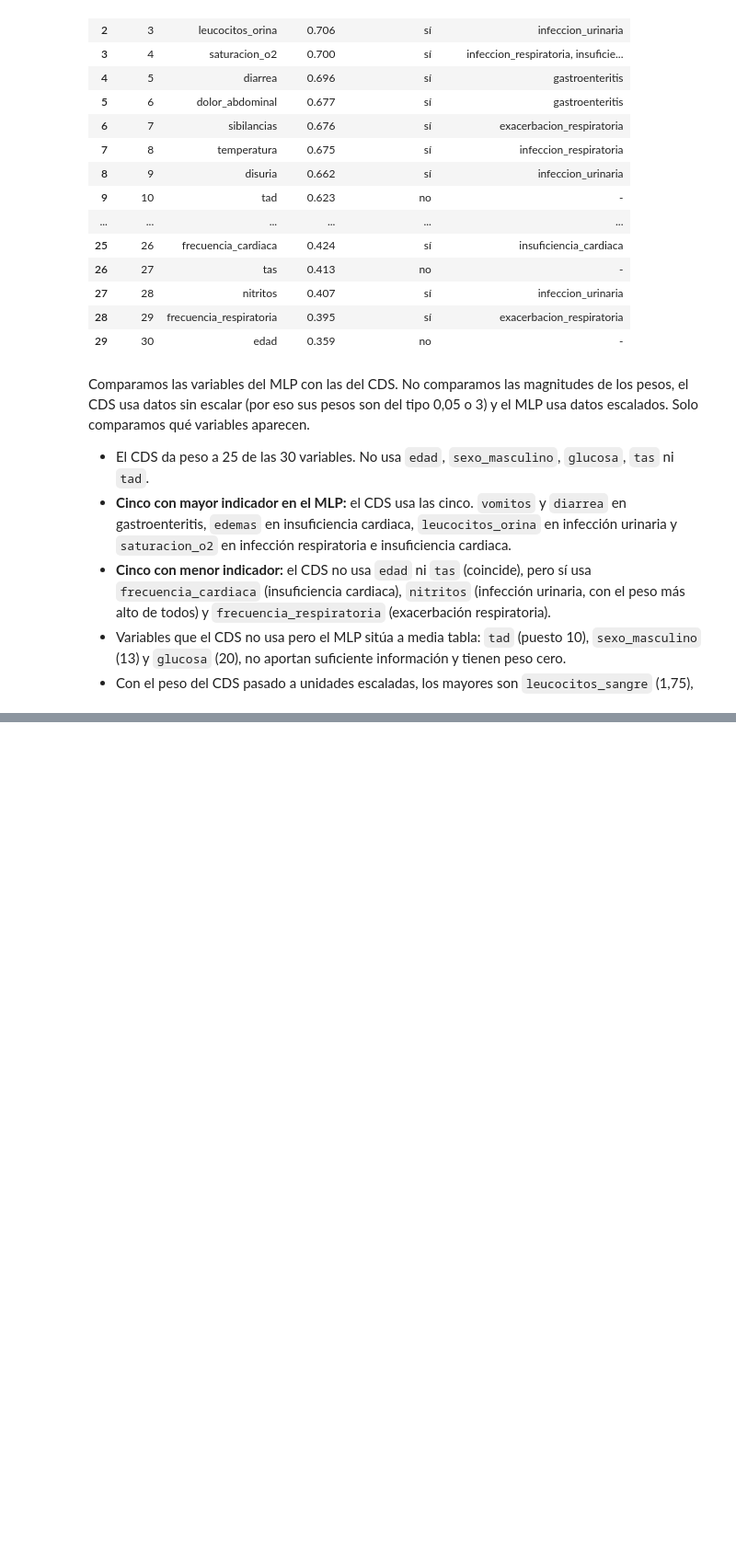
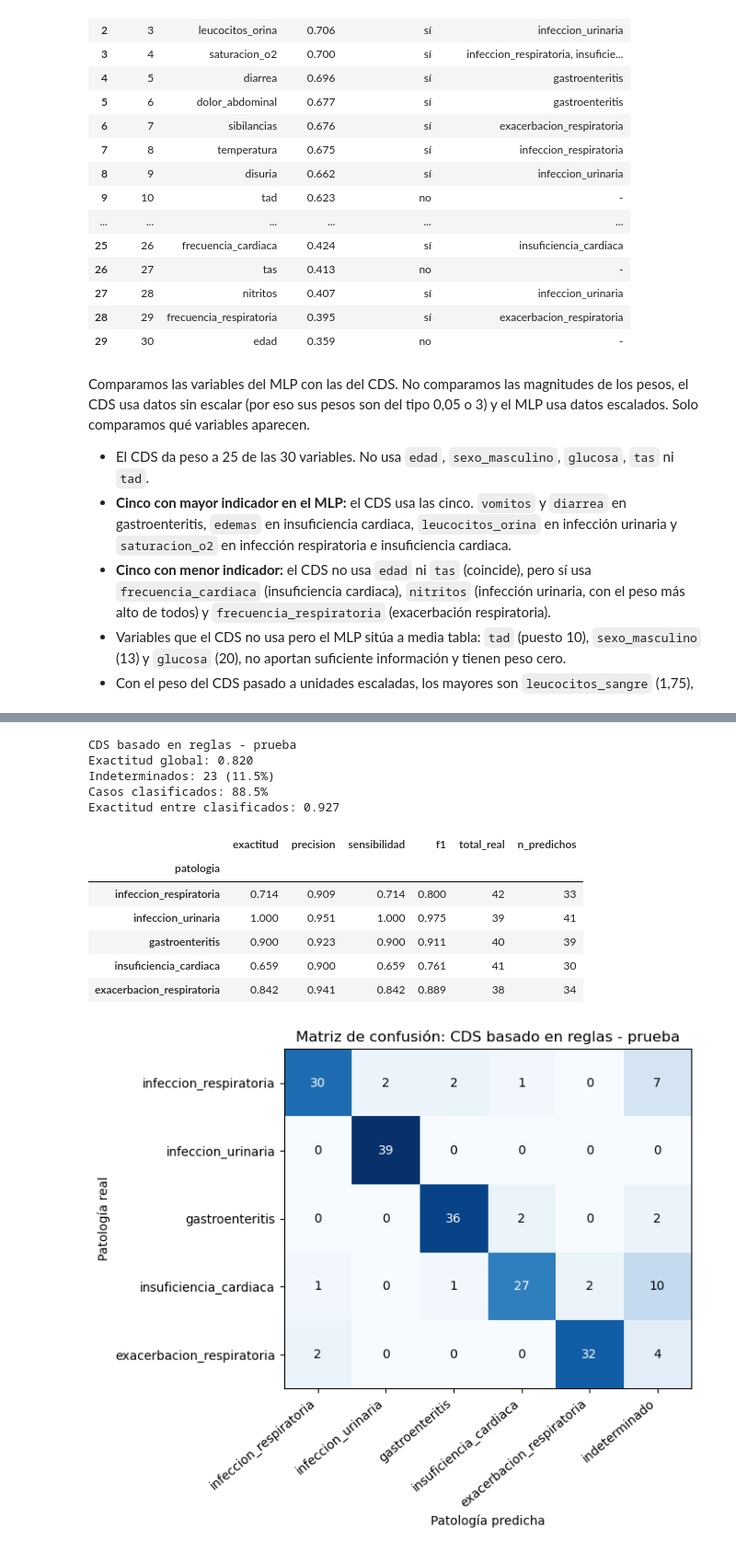
Before and after one commit to angelaNavarro11/sist-apoyo-decision-clinica, a Jupyter notebook: notebooks/Practica3-Resultados.ipynb, the cells around one changed output, grey strips where cells are left out. Shown at 92% size. Drawn from its saved outputs; the diff is of its cells as text; code cells hidden in the pictures; blank space fills up the shorter version.

```diff
--- a/notebooks/Practica3-Resultados.ipynb
+++ b/notebooks/Practica3-Resultados.ipynb
@@ -1038,0 +1014,19 @@ Pero hay diferencias: `nitritos`, `frecuencia_cardiaca` y `frecuencia_respirator
+# %%
+UMBRAL_CDS_FINAL = 1.0          # umbral de indeterminación elegido en la Tarea 3
+
+mlp_final = modelo_final[-1]    # el MLPClassifier dentro del pipeline (modelo_final[0] es el escalador)
+print("MLP FINAL")
+print("  activación:", mlp_final.activation)
+print("  capas ocultas:", mlp_final.hidden_layer_sizes)
+print("  solver:", mlp_final.solver, "| alpha:", mlp_final.alpha, "| max_iter:", mlp_final.max_iter, "| semilla:", mlp_final.random_state)
+print("  iteraciones usadas:", mlp_final.n_iter_, "(converge)" if mlp_final.n_iter_ < mlp_final.max_iter else "(NO converge)")
+print("  escalado:", type(modelo_final[0]).__name__, "ajustado solo con entrenamiento")
+print("  nº de variables de entrada:", len(columnas_finales))
+print("  variables eliminadas:", [c for c in columnas_X if c not in columnas_finales])
+
+print("\nCDS FINAL")
+print("  pesos por patología:", pesos_dict)
+print("  sesgos:", {p: float(b) for p, b in zip(PATOLOGIAS, B_cds)})
+print("  umbral de indeterminación:", UMBRAL_CDS_FINAL)
+print("  datos sin escalar")
+print("\nOrden de patologías (en todas las tablas y matrices):", PATOLOGIAS)
@@ -1038,0 +1086,20 @@ Pero hay diferencias: `nitritos`, `frecuencia_cardiaca` y `frecuencia_respirator
+# %%
+# CDS: datos SIN escalar, en el orden de columnas_X (el de W_cds)
+pred_cds = [cds_predice(x, W_cds, B_cds, PATOLOGIAS, umbral_indeterminado=UMBRAL_CDS_FINAL)[0]
+            for x in X_prueba[columnas_X].values]
+
+res_cds = evaluar(y_prueba, pred_cds, PATOLOGIAS, "CDS basado en reglas", "prueba")
+# %% [output]
+CDS basado en reglas - prueba
+Exactitud global: 0.820
+Indeterminados: 23 (11.5%)
+Casos clasificados: 88.5%
+Exactitud entre clasificados: 0.927
+|  | exactitud | precision | sensibilidad | f1 | total_real | n_predichos |
+| patologia |  |  |  |  |  |  |
+| infeccion_respiratoria | 0.714 | 0.909 | 0.714 | 0.800 | 42 | 33 |
+| infeccion_urinaria | 1.000 | 0.951 | 1.000 | 0.975 | 39 | 41 |
+| gastroenteritis | 0.900 | 0.923 | 0.900 | 0.911 | 40 | 39 |
+| insuficiencia_cardiaca | 0.659 | 0.900 | 0.659 | 0.761 | 41 | 30 |
+| exacerbacion_respiratoria | 0.842 | 0.941 | 0.842 | 0.889 | 38 | 34 |
+[figure, added]
```
Also changed, not shown: parts of 13 cells of this notebook.
